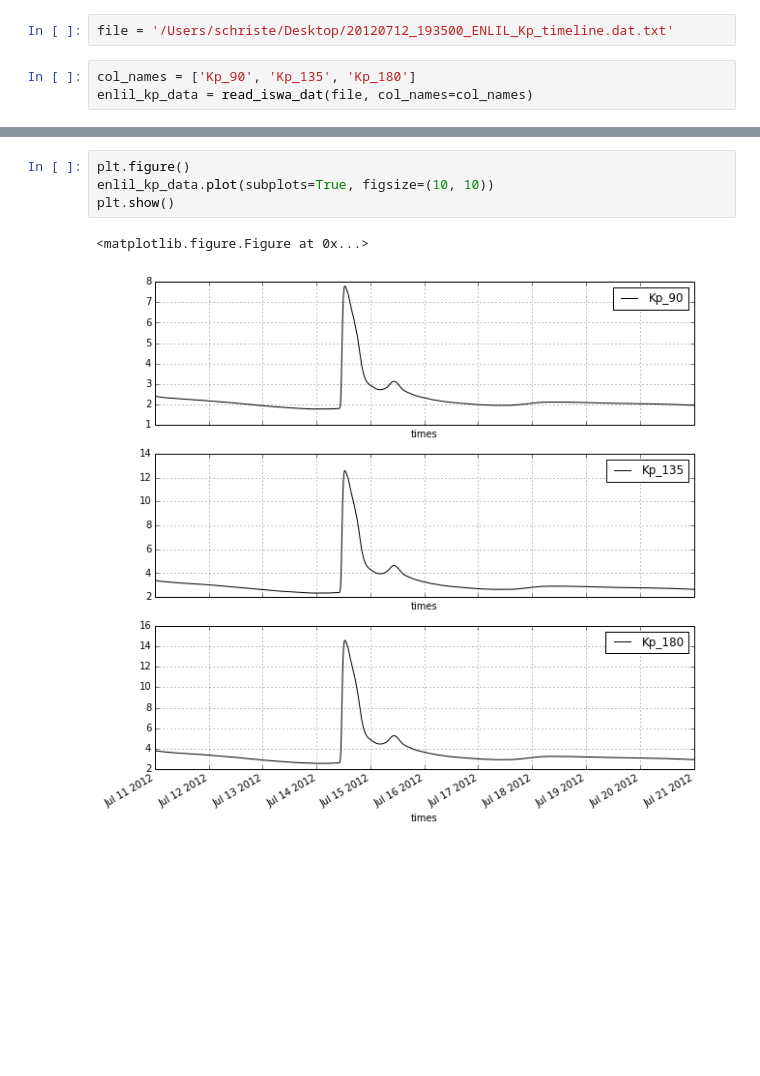
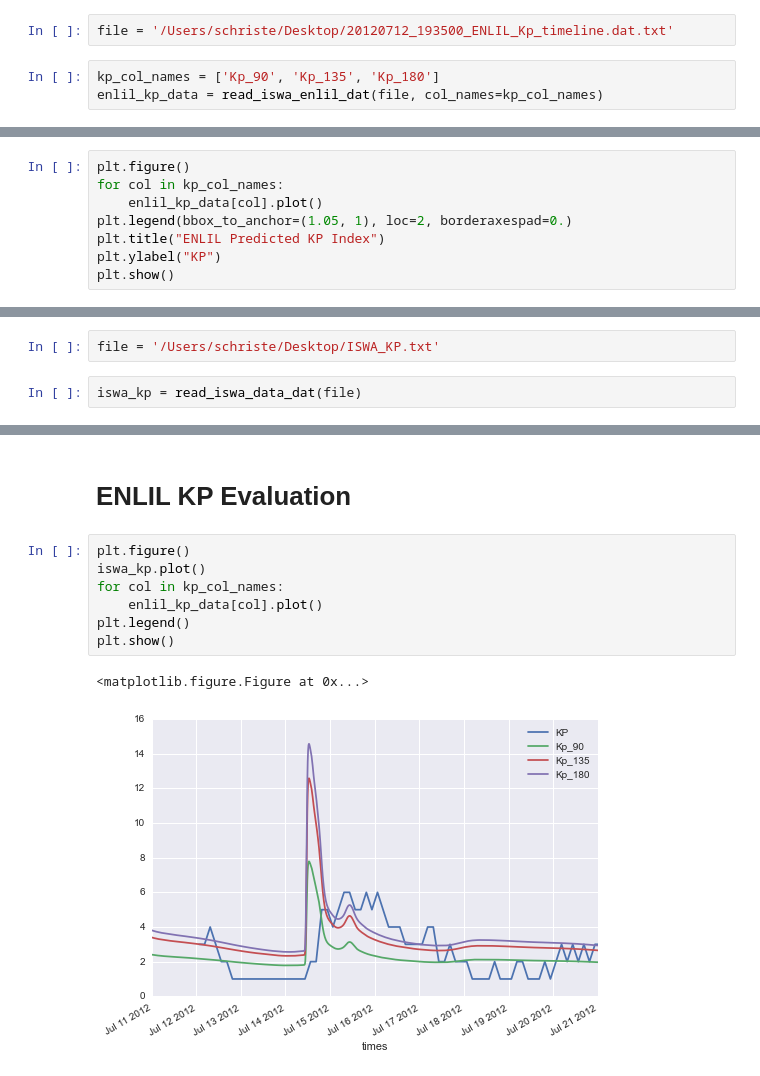
Before and after one commit to ehsteve/ipython-notebooks, a Jupyter notebook: SunPy ODDE Proposal.ipynb, the cells around one changed output, grey strips where cells are left out. Drawn from its saved outputs; the diff is of its cells as text; blank space fills up the shorter version.

```diff
--- a/SunPy ODDE Proposal.ipynb
+++ b/SunPy ODDE Proposal.ipynb
@@ -117,8 +114,8 @@ plt.show()
 # %%
 file = '/Users/schriste/Desktop/20120712_193500_ENLIL_Kp_timeline.dat.txt'
 # %%
-col_names = ['Kp_90', 'Kp_135', 'Kp_180']
-enlil_kp_data = read_iswa_dat(file, col_names=col_names)
+kp_col_names = ['Kp_90', 'Kp_135', 'Kp_180']
+enlil_kp_data = read_iswa_enlil_dat(file, col_names=kp_col_names)
 # %%
 enlil_kp_data
 # %% [output]
@@ -138 +135,9 @@ enlil_kp_data
 2171 rows × 3 columns
+# %%
+plt.figure()
+for col in kp_col_names:
+    enlil_kp_data[col].plot()
+plt.legend(bbox_to_anchor=(1.05, 1), loc=2, borderaxespad=0.)
+plt.title("ENLIL Predicted KP Index")
+plt.ylabel("KP")
+plt.show()
@@ -138,0 +215,4 @@ enlil_kp_data
+# %%
+file = '/Users/schriste/Desktop/ISWA_KP.txt'
+# %%
+iswa_kp = read_iswa_data_dat(file)
@@ -139,7 +228,12 @@ enlil_kp_data
+# %% [markdown]
+# ENLIL KP Evaluation
 # %%
 plt.figure()
-enlil_kp_data.plot(subplots=True, figsize=(10, 10))
+iswa_kp.plot()
+for col in kp_col_names:
+    enlil_kp_data[col].plot()
+plt.legend()
 plt.show()
 # %% [output]
 <matplotlib.figure.Figure at 0x...>
-[figure, old version]
+[figure, new version]
```
Also changed, not shown: parts of 42 cells of this notebook.
